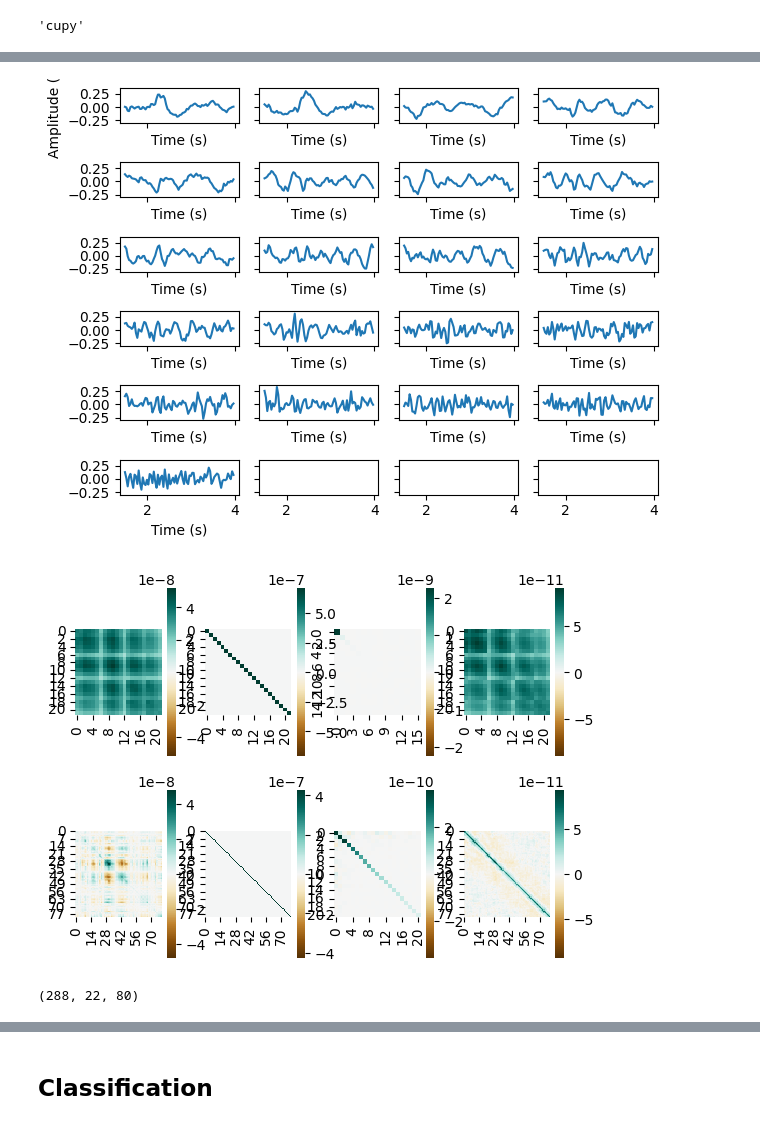
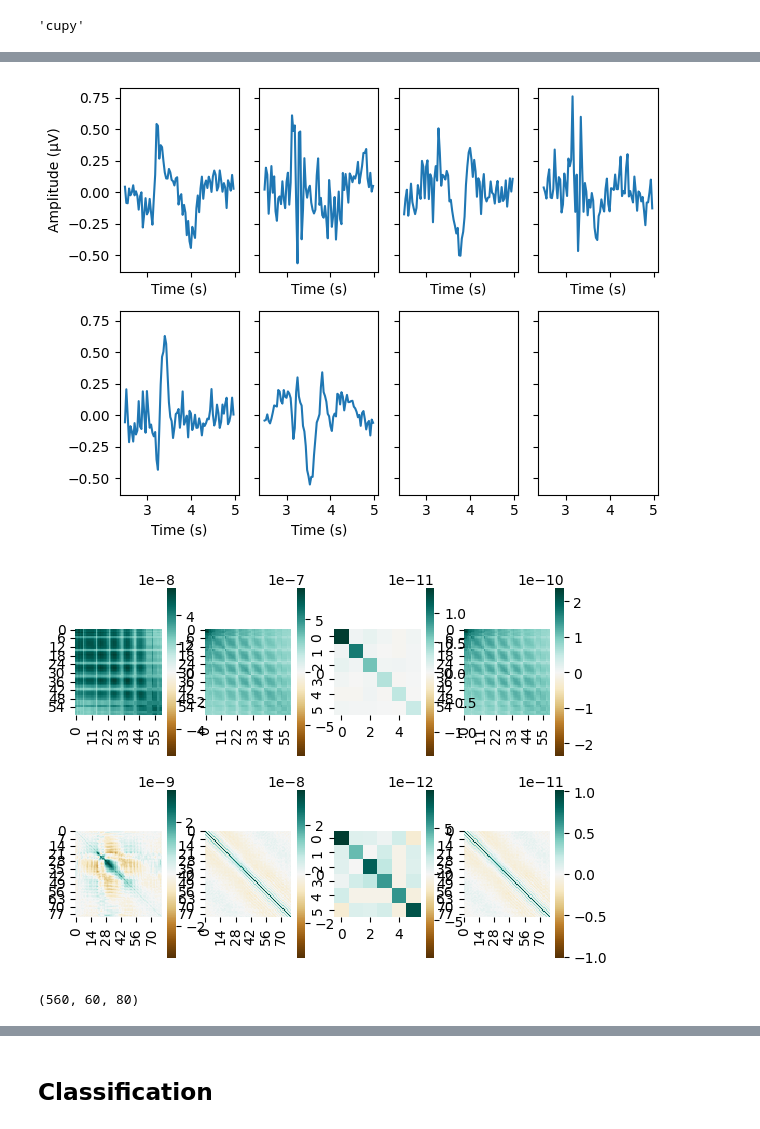
Before and after one commit to arnevdk/bttda, a Jupyter notebook: notebooks/hoda_mi.ipynb, the cells around one changed output, grey strips where cells are left out. Saved outputs shown, nothing was run; the diff lists cells and outputs as text; code cells hidden in the pictures.

```diff
--- a/notebooks/hoda_mi.ipynb
+++ b/notebooks/hoda_mi.ipynb
@@ -15,10 +15,10 @@ fmin=0.5
 fmax = 16
 sfreq = 32
 
-paradigm = MotorImagery(resample=sfreq, tmin=tmin, tmax=tmax, fmin=fmin, fmax=fmax,  n_classes=4)
-dataset = BNCI2014001()
+paradigm = MotorImagery(resample=sfreq, tmin=tmin, tmax=tmax, fmin=fmin, fmax=fmax,  n_classes=7)
+dataset= Weibo2014()
 epochs, labels, meta = paradigm.get_data(dataset=dataset,
-                                         subjects=[1],
+                                         subjects=[2],
                                          return_epochs=True)
 session = meta['session'][0]
 idc = meta['session'] == session
@@ -105,13 +101,13 @@ hoda = HODA(
             rank=None,
             max_iter=256,
             tol=1e-8,
-            init ='svd',
+            init ='mlsvd',
             shrinkage='lw',
-            toeplitz=(1,),
+            toeplitz=None,
             taper=False,
-            obj='tr',
+            obj='rt',
             solver='lanczos',
-            keep_train_info=True,
+            keep_train_info=False,
             verbose=True,
             prune=True,
         )
@@ -210,40 +218,40 @@ for i in range(hoda.rank_[1]):
     axs.flatten()[i].sharey(axs.flatten()[0])
 axs.flatten()[0].set_ylabel('Amplitude (µV)');
 # %% [output]
-[figure, old version]
+[figure, new version]
 # %%
 _, axs = plt.subplots(2,4,)
 for k in range(2):
 
     scatter_b = tl.to_numpy(hoda.scatter_b_[k])
     vmax = np.max(np.abs(scatter_b))
     axs[k,0].set_aspect('equal')
     sns.heatmap(scatter_b, cmap='BrBG', vmin=-vmax, vmax=vmax, ax=axs[k,0])
 
     scatter_w = tl.to_numpy(hoda.scatter_w_[k])
     vmax = np.max(np.abs(scatter_w))
     sns.heatmap(scatter_w, cmap='BrBG', vmin=-vmax, vmax=vmax, ax=axs[k,1])
     axs[k,1].set_aspect('equal')
 
 
     cov_l= tl.to_numpy(hoda.cov_l_[k])
     vmax = np.max(np.abs(cov_l))
     sns.heatmap(cov_l, cmap='BrBG', vmin=-vmax, vmax=vmax, ax=axs[k,2])
     axs[k,2].set_aspect('equal')
 
 
-    cov_w=  tl.to_numpy(hoda.cov_w_[k])
-    vmax = np.max(np.abs(cov_w))
-    sns.heatmap(cov_w, cmap='BrBG', vmin=-vmax, vmax=vmax, ax=axs[k,3])
+    cov =  tl.to_numpy(hoda.cov_[k])
+    vmax = np.max(np.abs(cov))
+    sns.heatmap(cov, cmap='BrBG', vmin=-vmax, vmax=vmax, ax=axs[k,3])
     axs[k,3].set_aspect('equal')
 # %% [output]
-[figure, old version]
+[figure, new version]
 # %%
 Xt = hoda.transform(X)
 # %%
 X.shape
 # %% [output]
-(288, 22, 80)
+(560, 60, 80)
 # %%
 from hoda.hoda import f_multiway
 from hoda.gpu_opt import combine_pvalues
```
Also changed, not shown: parts of 15 cells of this notebook, 17 other files.
